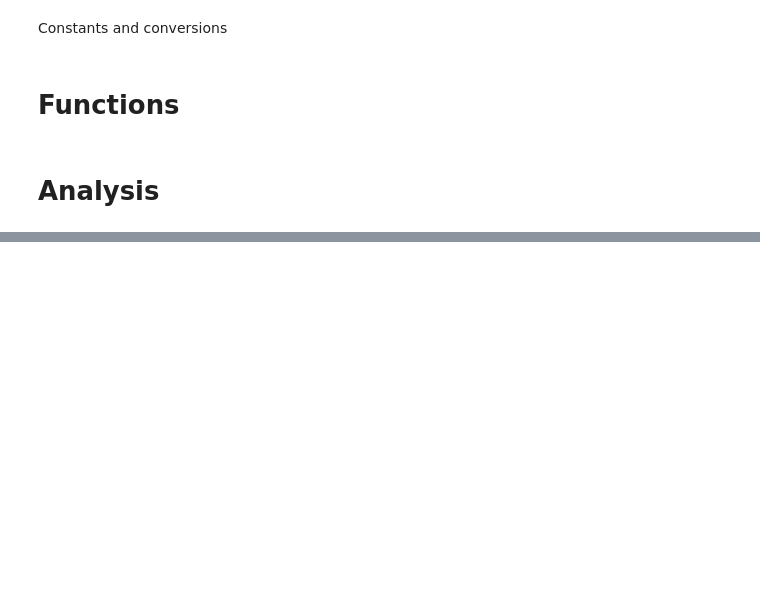
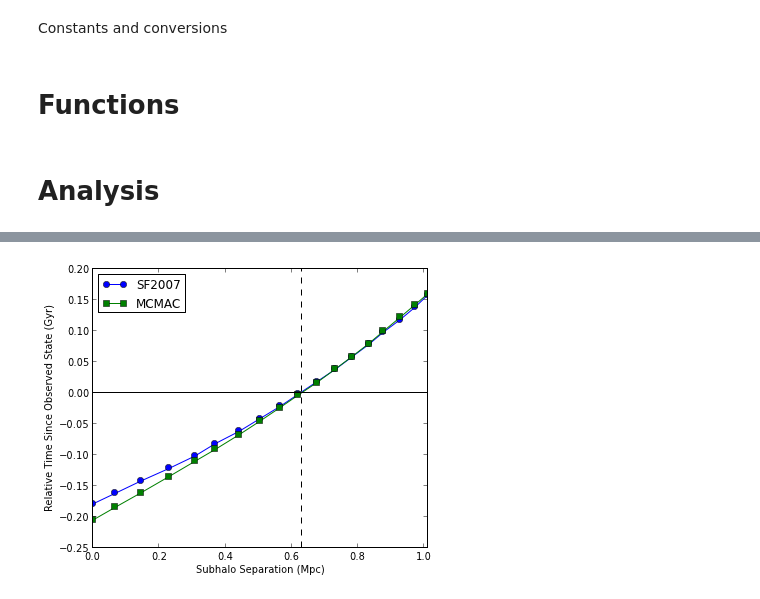
Before and after one commit to wadawson/merging-cluster-dynamics-paper, a Jupyter notebook: AnalysisFiles/SpringelFarrarComparison/SFcomparison.ipynb, the cells around one changed output, grey strips where cells are left out. Drawn from its saved outputs; the diff is of its cells as text; code cells hidden in the pictures; blank space fills up the shorter version.

```diff
--- a/AnalysisFiles/SpringelFarrarComparison/SFcomparison.ipynb
+++ b/AnalysisFiles/SpringelFarrarComparison/SFcomparison.ipynb
@@ -74,0 +83,4 @@ TSM_mesh=400
+# %%
+# MCMAC analysis resolution parameters
+del_mesh=200
+TSM_mesh=1000
@@ -239,0 +360,24 @@ else:
+# %%
+del_t = numpy.zeros(N_m)
+for i in arange(N_m):
+    if x_p_Mpc[i] < d_3d:
+        mask = numpy.logical_and(d>x_p_Mpc[i],d<=d_3d)
+        sign = -1
+    else:
+        mask = numpy.logical_and(d>d_3d,d<x_p_Mpc[i])
+        sign = +1
+    del_t[i] = sign*numpy.sum(del_TSM_mesh/numpy.sqrt(2/mu*(E-PE_array[mask]))*kminMpc/sinGyr)
+# %%
+fig = figure()
+TSO = times-t_obs
+plot(x_p_Mpc,TSO,'o',linestyle='-',label='SF2007')
+plot(x_p_Mpc,del_t,'s',linestyle='-',label='MCMAC')
+xlim((0,x_p_Mpc_max))
+plot((d_3d,d_3d),ylim(),'--k')
+plot(xlim(),(0,0),'k-')
+xlabel('Subhalo Separation (Mpc)')
+ylabel('Relative Time Since Observed State (Gyr)')
+legend(loc='upper left')
+show()
+# %% [output]
+[figure, added]
```
Also changed, not shown: parts of 25 cells of this notebook.
